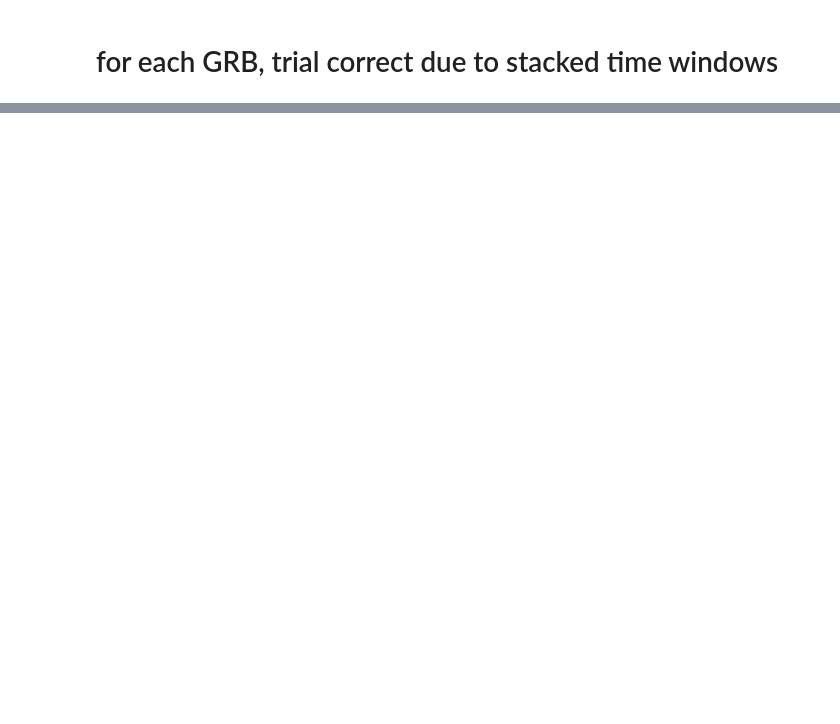
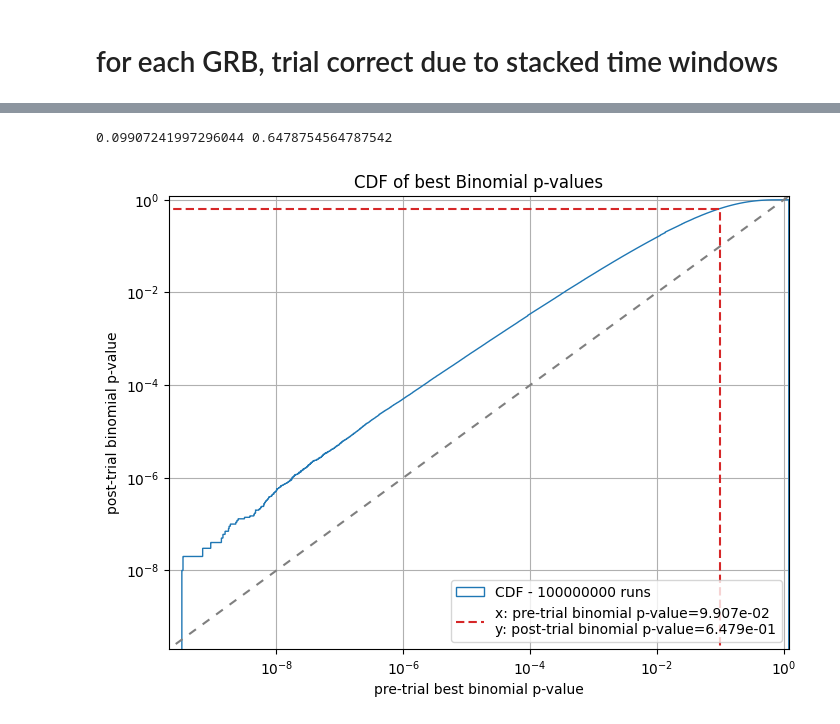
Before and after one commit to ChujieChen/greco_grb, a Jupyter notebook: notebooks/13_unblind_binomial.ipynb, the cells around one changed output, grey strips where cells are left out. Cells and saved outputs as stored; diff of their text form; code cells hidden in the pictures; blank space fills up the shorter version.

```diff
--- a/notebooks/13_unblind_binomial.ipynb
+++ b/notebooks/13_unblind_binomial.ipynb
@@ -248,0 +396,37 @@ print(f"The final binomial post-trial p value is: {get_binomial_post_p(binomial_
+# %%
+fig, ax = plt.subplots(figsize=(8,6), dpi=100)
+files = glob(ANA_DIR+f"/binomial_test/null_binom/binomial_results/null_binomial_results_numRun1000000_seed*.npy")
+files = sorted(files, key=lambda x: int(x[x.find("_seed")+5:x.find(".npy")]))
+best_binomial_p_100000000 = np.concatenate([np.load(file) for file in files])[:,1]
+n,bins,patches=ax.hist(best_binomial_p_100000000,
+                       bins=np.r_[
+                           np.logspace(np.log10(best_binomial_p_100000000.min()),np.log10(1.0), 100000),
+                           1.2
+                       ],
+        density=True,
+        cumulative=True,
+        label=f'CDF - {best_binomial_p_100000000.size} runs',
+        histtype='step')
+
+x = np.linspace(*ax.get_xlim())
+ax.plot(x, x, "--", color=sns.color_palette()[7], dashes=[4,4])
+# RESULT
+bp_x = binomial_result[1]
+bp_y = n[np.searchsorted(bins, bp_x, side='right')]
+ax.plot([bp_x, bp_x, 0],[0, bp_y, bp_y],
+        color=sns.color_palette()[3], dashes=[4, 2],
+        label=f"x: pre-trial binomial p-value={bp_x:.3e} \ny: post-trial binomial p-value={bp_y:.3e}")
+
+ax.set_xscale("log")
+ax.set_yscale("log")
+ax.set_xlim(0.2e-9, 1.2)
+ax.set_ylim(0.2e-9, 1.2)
+ax.set_xlabel("pre-trial best binomial p-value")
+ax.set_ylabel("post-trial binomial p-value")
+ax.set_title(f"CDF of best Binomial p-values")
+ax.grid(True)
+ax.legend(loc='lower right')
+print(bp_x, bp_y)
+# %% [output]
+0.09907241997296044 0.6478754564787542
+[figure, added]
```
Also changed, not shown: parts of 21 cells of this notebook, 18 other files.
